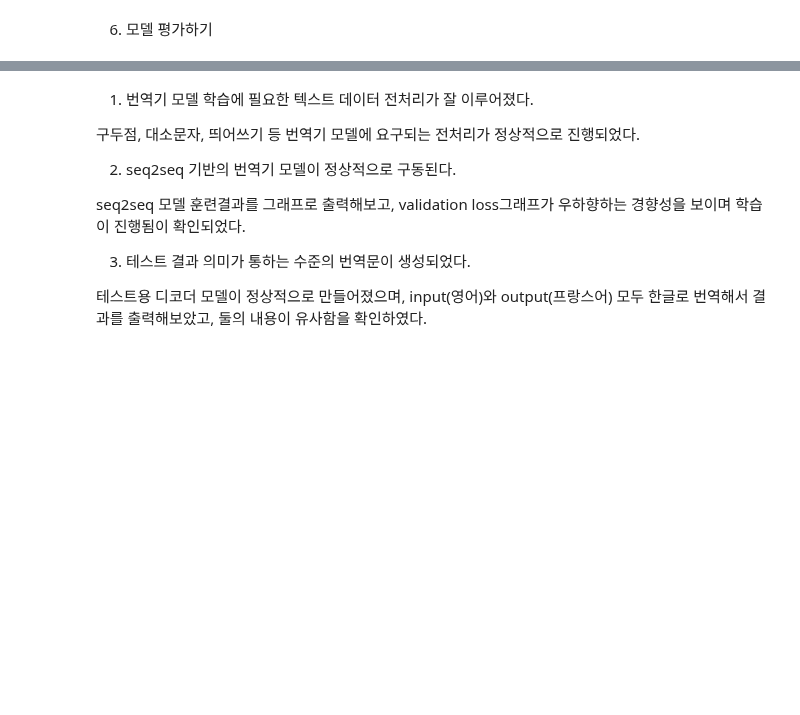
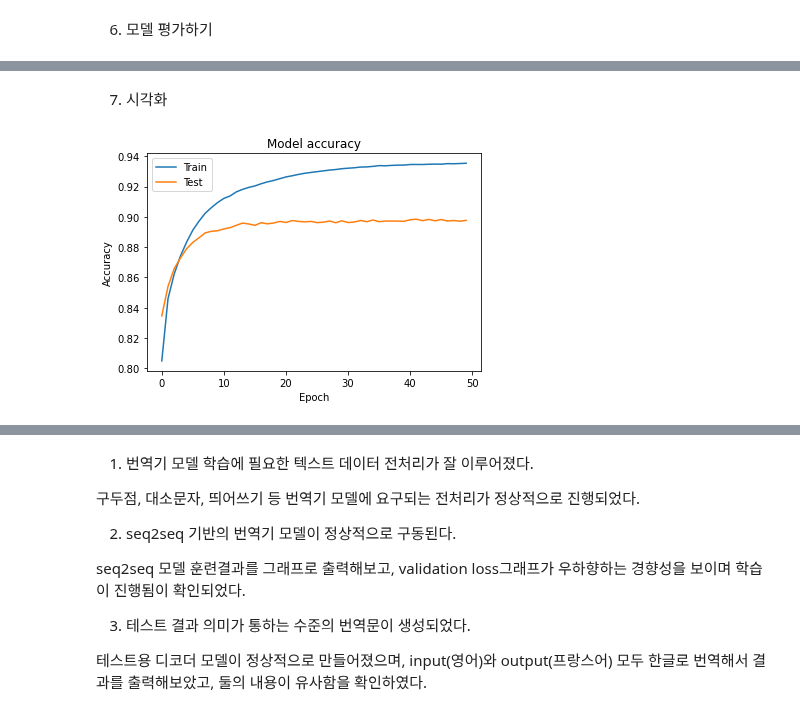
Before and after one commit to F100d4U/Exploration, a Jupyter notebook: [EP10]translator.ipynb, the cells around one changed output, grey strips where cells are left out. Saved outputs shown, nothing was run; the diff lists cells and outputs as text; code cells hidden in the pictures; blank space fills up the shorter version.

```diff
--- a/[EP10]translator.ipynb
+++ b/[EP10]translator.ipynb
@@ -61,0 +66,8 @@ lines.sample(5)
+# %%
+# 시작 토큰과 종료 토큰 추가
+sos_token = '\t'
+eos_token = '\n'
+
+lines.fra = lines.fra.apply(lambda x : '\t ' + x + ' \n')
+print("전체 샘플 수 : ", len(lines))
+lines.sample(5)
@@ -253,5 +295,5 @@ model.compile(optimizer="rmsprop", loss='sparse_categorical_crossentropy', metri
 # %%
-model.fit(x=[encoder_input_train, decoder_input_train],
+history = model.fit(x=[encoder_input_train, decoder_input_train],
           y=decoder_target_train,
           validation_data = ([encoder_input_test, decoder_input_test],
                              decoder_target_test),
@@ -423,0 +538,12 @@ for seq_index in [1,200,500,1001,2022]:
+# %% [markdown]
+7) 시각화
+# %%
+plt.plot(history.history['acc'])
+plt.plot(history.history['val_acc'])
+plt.title('Model accuracy')
+plt.xlabel('Epoch')
+plt.ylabel('Accuracy')
+plt.legend(['Train', 'Test'], loc='upper left')
+plt.show()
+# %% [output]
+[figure, added]
```
Also changed, not shown: parts of 21 cells of this notebook.
